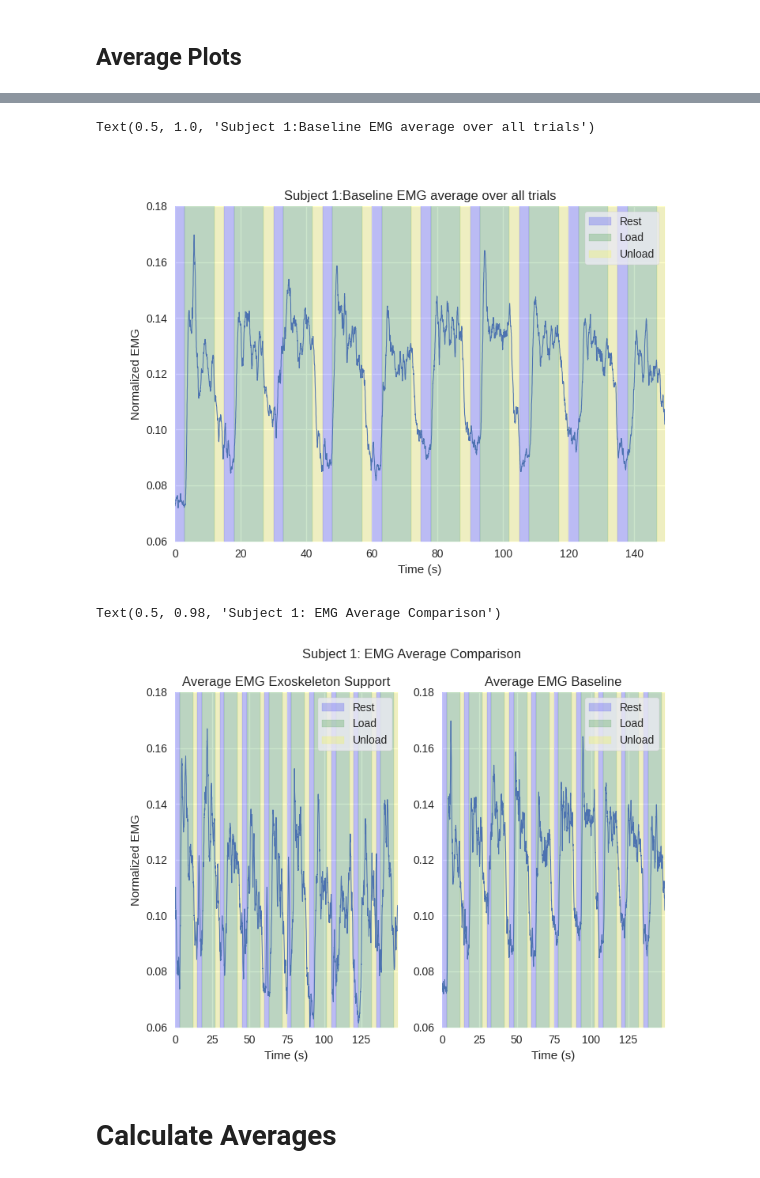
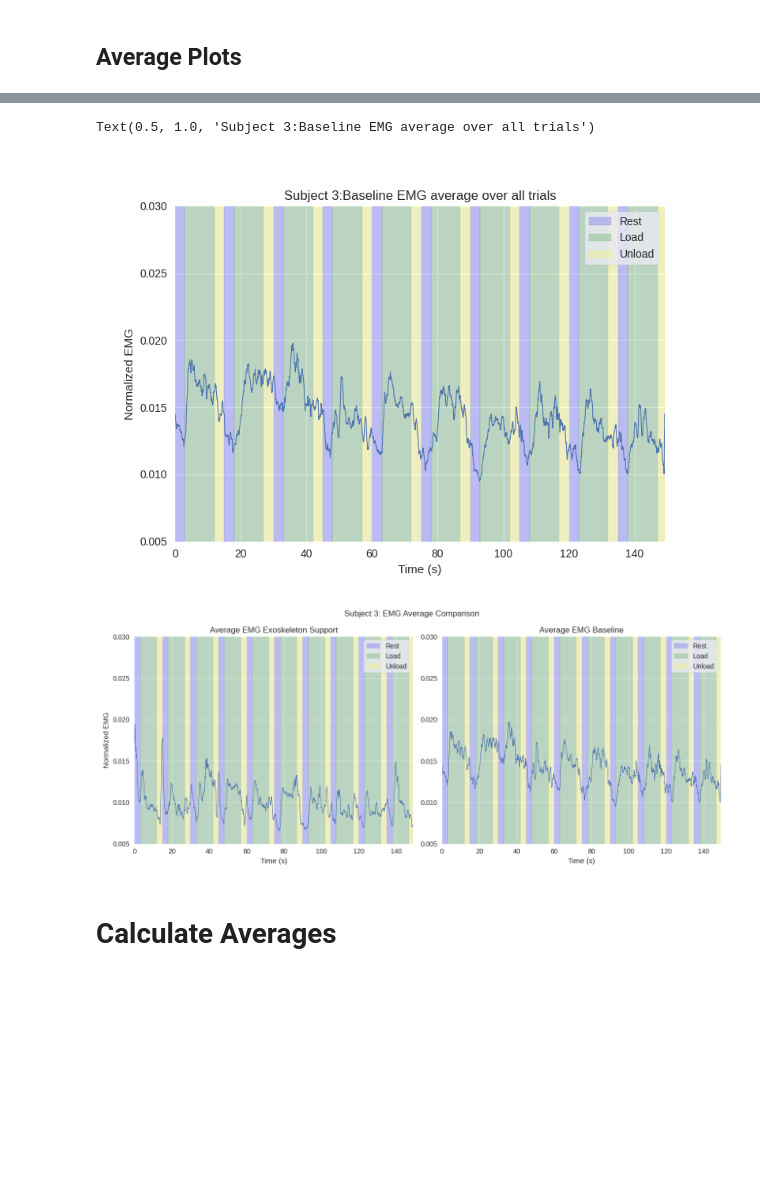
Before and after one commit to Cyberjin7/master_thesis, a Jupyter notebook: analysis/unloading_analysis_clean.ipynb, the cells around one changed output, grey strips where cells are left out. Cells and saved outputs as stored; diff of their text form; code cells hidden in the pictures; blank space fills up the shorter version.

Commit message:
Make plot limits adjustable

```diff
--- a/analysis/unloading_analysis_clean.ipynb
+++ b/analysis/unloading_analysis_clean.ipynb
@@ -18,10 +18,11 @@ A list of bagreaders is made. One bagreader for each trial. So if an experiment
 # %%
 # directory = '/home/ics-student/students/jinho/MA/repo/predictive-exoskeleton/analysis/data/unloading/06_14_nat_unloading' # uni
 # directory = '/home/jin/work/MT/predictive-exoskeleton/analysis/data/unloading/06_14_nat_unloading' # home
-directory = '/home/jin/work/MT/predictive-exoskeleton/analysis/data/unloading/' # home
+# directory = '/home/jin/work/MT/predictive-exoskeleton/analysis/data/unloading/' # home
+directory = '/home/ics-student/students/jinho/MA/repo/predictive-exoskeleton/analysis/data/unloading/' # uni
 
 anonymize = {1: '06_14_nat_unloading', 2: '06_15_chris_unloading', 3: '06_15_joh_unloading'}
-target = 1
+target = 3
 
 directory = directory + anonymize[target]
 # %%
@@ -152,5 +145,7 @@ MVC: 0.0837975294663056
 # %%
 window_length = 40 # 25
+ymin = 0.005
+ymax = 0.03
 # %% [markdown]
 ### Per Trial Plot
 # %%
@@ -266,23 +268,25 @@ Text(0.5, 1.0, 'Subject 1:Exoskeleton EMG average over all trials')
 # %%
 plt.close('all')
 figure, axis = plt.subplots()
-eu.plot_average(axis, baseline_emg_dflist, baseline_type_dflist, window_length, 0.06, 0.18, mvc_max)
+eu.plot_average(axis, baseline_emg_dflist, baseline_type_dflist, window_length, ymin, ymax, mvc_max)
 axis.set_xlabel('Time (s)')
 axis.set_ylabel('Normalized EMG')
 axis.set_title('Subject '+str(target)+':Baseline EMG average over all trials')
 # %% [output]
-Text(0.5, 1.0, 'Subject 1:Baseline EMG average over all trials')
+Text(0.5, 1.0, 'Subject 3:Baseline EMG average over all trials')
-[figure, old version]
+[figure, new version]
 # %%
 plt.close('all')
-figure, axis = eu.average_EMG_comp(trial_type_dflist, trial_emg_dflist, baseline_type_dflist, baseline_emg_dflist, window_length, 'horizontal', 0.06, 0.18, mvc_max)
+figure, axis = eu.average_EMG_comp(trial_type_dflist, trial_emg_dflist, baseline_type_dflist, baseline_emg_dflist, window_length, 'horizontal', ymin, ymax, mvc_max)
 axis[0].set_ylabel('Normalized EMG')
 axis[0].set_xlabel('Time (s)')
 axis[1].set_xlabel('Time (s)')
 figure.suptitle('Subject ' + str(target) + ': EMG Average Comparison')
+figure.set_figwidth(13)
+plt.tight_layout()
+# figure.set_figheight()
 # %% [output]
-Text(0.5, 0.98, 'Subject 1: EMG Average Comparison')
-[figure, old version]
+[figure, new version]
 # %% [markdown]
 # Calculate Averages
 # %% [markdown]
```
Also changed, not shown: parts of 19 cells of this notebook, 1 other file.
